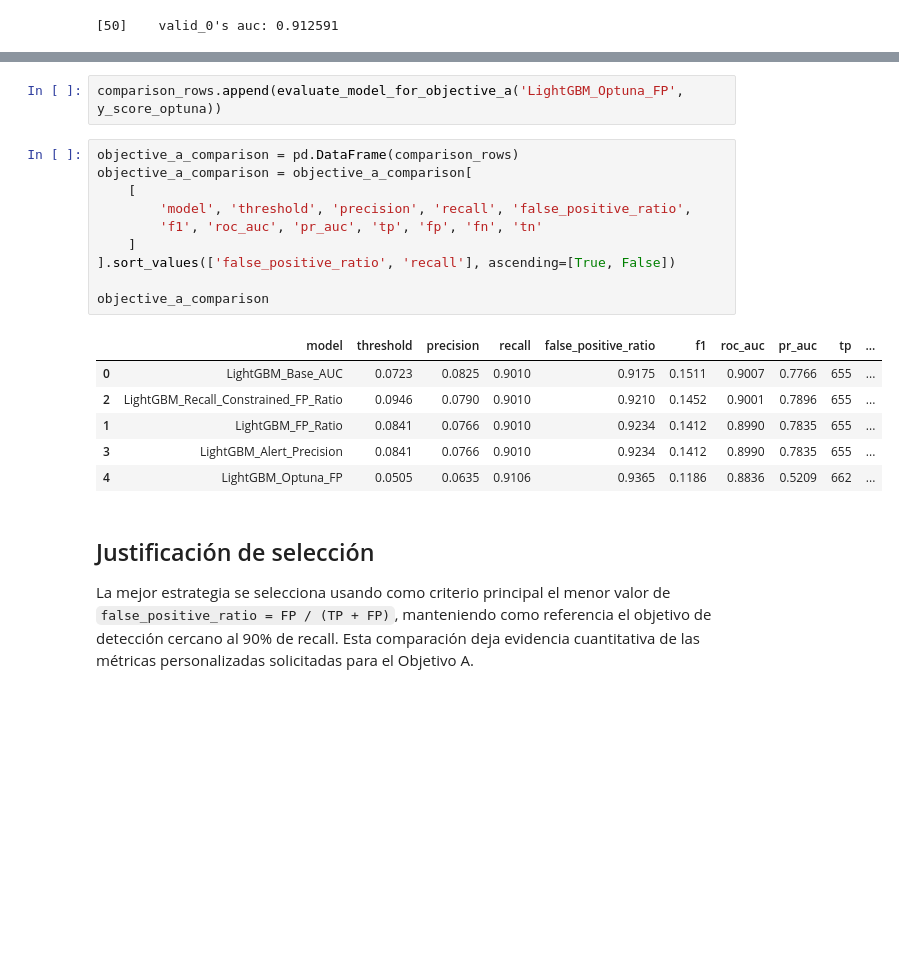
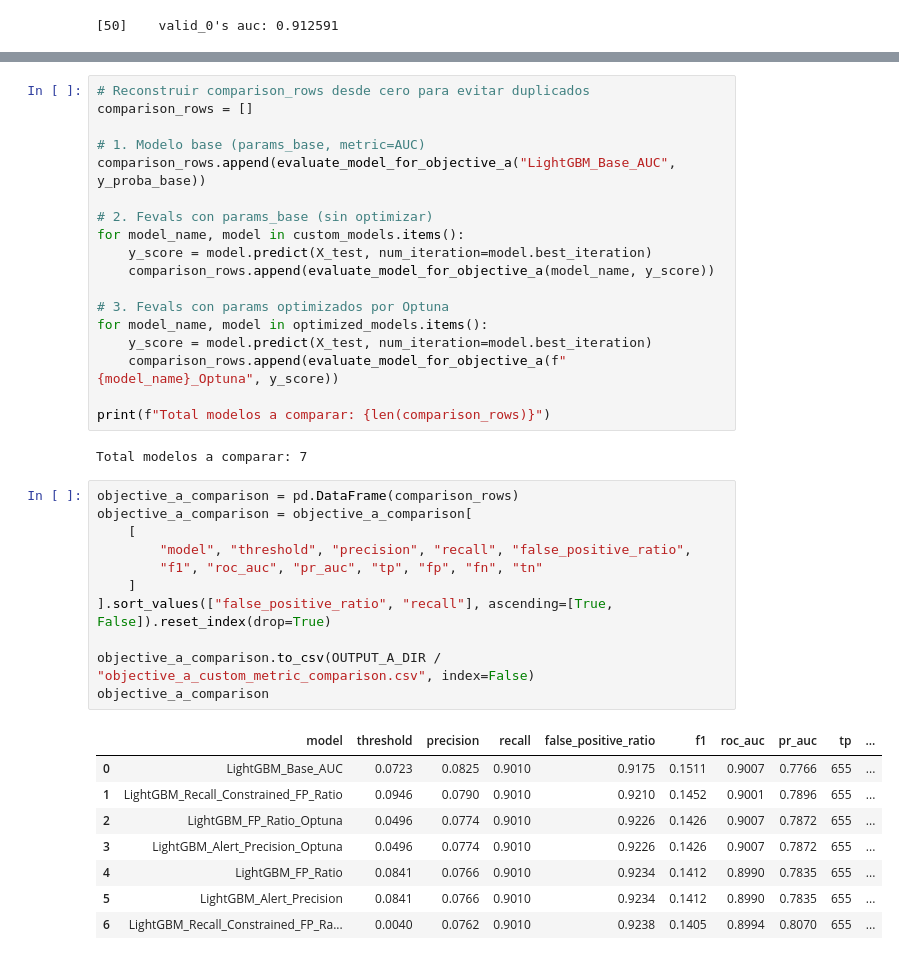
Before and after one commit to eunicean/PlusTI-Project, a Jupyter notebook: eda_bo_vip.ipynb, the cells around one changed output, grey strips where cells are left out. Saved outputs shown, nothing was run; the diff lists cells and outputs as text; blank space fills up the shorter version.

Commit message:
feat: ruan feval with hyperparams adjusted

```diff
--- a/eda_bo_vip.ipynb
+++ b/eda_bo_vip.ipynb
@@ -1098,23 +1111,40 @@ y_score_optuna = model_optuna.predict(X_test, num_iteration=model_optuna.best_it
 # %%
-comparison_rows.append(evaluate_model_for_objective_a('LightGBM_Optuna_FP', y_score_optuna))
+# Reconstruir comparison_rows desde cero para evitar duplicados
+comparison_rows = []
+
+# 1. Modelo base (params_base, metric=AUC)
+comparison_rows.append(evaluate_model_for_objective_a("LightGBM_Base_AUC", y_proba_base))
+
+# 2. Fevals con params_base (sin optimizar)
+for model_name, model in custom_models.items():
+    y_score = model.predict(X_test, num_iteration=model.best_iteration)
+    comparison_rows.append(evaluate_model_for_objective_a(model_name, y_score))
+
+# 3. Fevals con params optimizados por Optuna
+for model_name, model in optimized_models.items():
+    y_score = model.predict(X_test, num_iteration=model.best_iteration)
+    comparison_rows.append(evaluate_model_for_objective_a(f"{model_name}_Optuna", y_score))
+
+print(f"Total modelos a comparar: {len(comparison_rows)}")
+# %% [output]
+Total modelos a comparar: 7
 # %%
 objective_a_comparison = pd.DataFrame(comparison_rows)
 objective_a_comparison = objective_a_comparison[
     [
-        'model', 'threshold', 'precision', 'recall', 'false_positive_ratio',
-        'f1', 'roc_auc', 'pr_auc', 'tp', 'fp', 'fn', 'tn'
+        "model", "threshold", "precision", "recall", "false_positive_ratio",
+        "f1", "roc_auc", "pr_auc", "tp", "fp", "fn", "tn"
     ]
-].sort_values(['false_positive_ratio', 'recall'], ascending=[True, False])
+].sort_values(["false_positive_ratio", "recall"], ascending=[True, False]).reset_index(drop=True)
 
+objective_a_comparison.to_csv(OUTPUT_A_DIR / "objective_a_custom_metric_comparison.csv", index=False)
 objective_a_comparison
 # %% [output]
 |  | model | threshold | precision | recall | false_positive_ratio | f1 | roc_auc | pr_auc | tp | ... |
 | 0 | LightGBM_Base_AUC | 0.0723 | 0.0825 | 0.9010 | 0.9175 | 0.1511 | 0.9007 | 0.7766 | 655 | ... |
-| 2 | LightGBM_Recall_Constrained_FP_Ratio | 0.0946 | 0.0790 | 0.9010 | 0.9210 | 0.1452 | 0.9001 | 0.7896 | 655 | ... |
-| 1 | LightGBM_FP_Ratio | 0.0841 | 0.0766 | 0.9010 | 0.9234 | 0.1412 | 0.8990 | 0.7835 | 655 | ... |
-| 3 | LightGBM_Alert_Precision | 0.0841 | 0.0766 | 0.9010 | 0.9234 | 0.1412 | 0.8990 | 0.7835 | 655 | ... |
-| 4 | LightGBM_Optuna_FP | 0.0505 | 0.0635 | 0.9106 | 0.9365 | 0.1186 | 0.8836 | 0.5209 | 662 | ... |
+| 1 | LightGBM_Recall_Constrained_FP_Ratio | 0.0946 | 0.0790 | 0.9010 | 0.9210 | 0.1452 | 0.9001 | 0.7896 | 655 | ... |
+| 2 | LightGBM_FP_Ratio_Optuna | 0.0496 | 0.0774 | 0.9010 | 0.9226 | 0.1426 | 0.9007 | 0.7872 | 655 | ... |
+| 3 | LightGBM_Alert_Precision_Optuna | 0.0496 | 0.0774 | 0.9010 | 0.9226 | 0.1426 | 0.9007 | 0.7872 | 655 | ... |
+| 4 | LightGBM_FP_Ratio | 0.0841 | 0.0766 | 0.9010 | 0.9234 | 0.1412 | 0.8990 | 0.7835 | 655 | ... |
+| 5 | LightGBM_Alert_Precision | 0.0841 | 0.0766 | 0.9010 | 0.9234 | 0.1412 | 0.8990 | 0.7835 | 655 | ... |
+| 6 | LightGBM_Recall_Constrained_FP_Ra... | 0.0040 | 0.0762 | 0.9010 | 0.9238 | 0.1405 | 0.8994 | 0.8070 | 655 | ... |
-# %% [markdown]
-## Justificación de selección
-
-La mejor estrategia se selecciona usando como criterio principal el menor valor de `false_positive_ratio = FP / (TP + FP)`, manteniendo como referencia el objetivo de detección cercano al 90% de recall. Esta comparación deja evidencia cuantitativa de las métricas personalizadas solicitadas para el Objetivo A.
```
Also changed, not shown: parts of 3 cells of this notebook, 1 other file.
